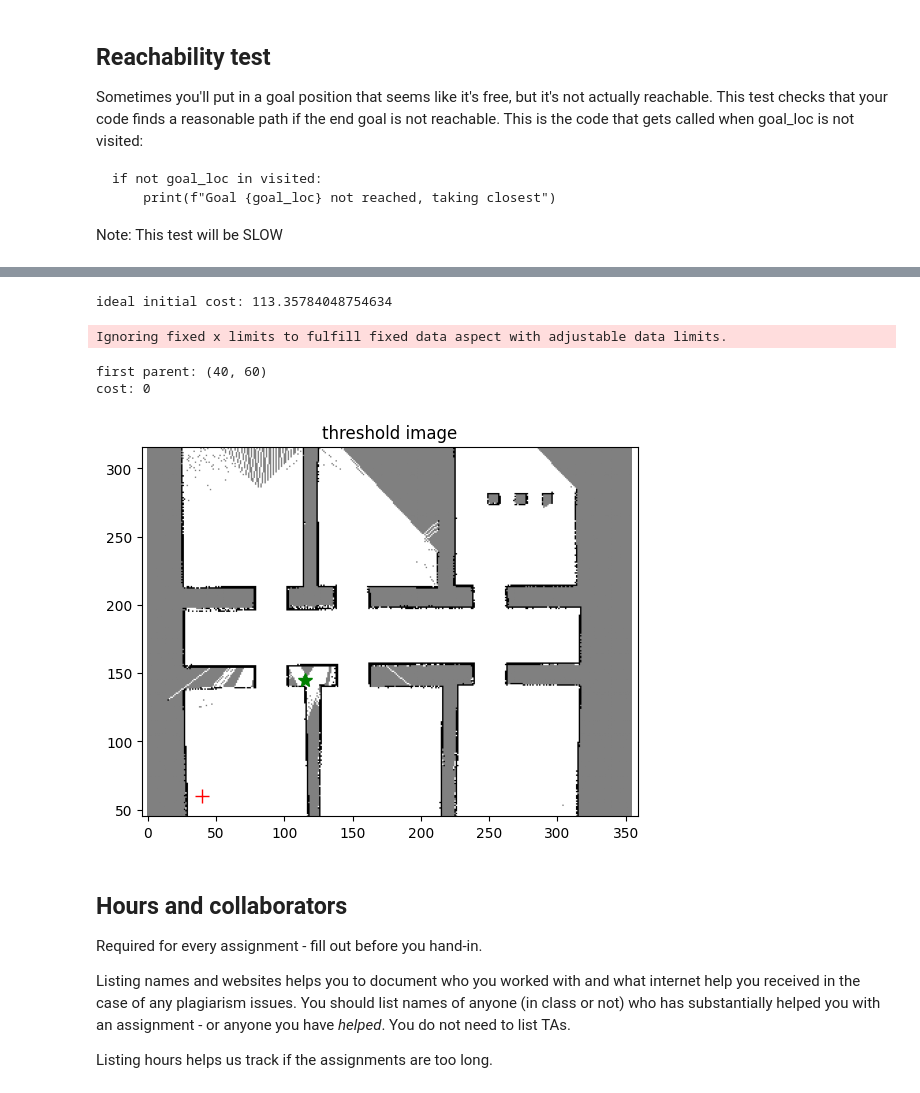
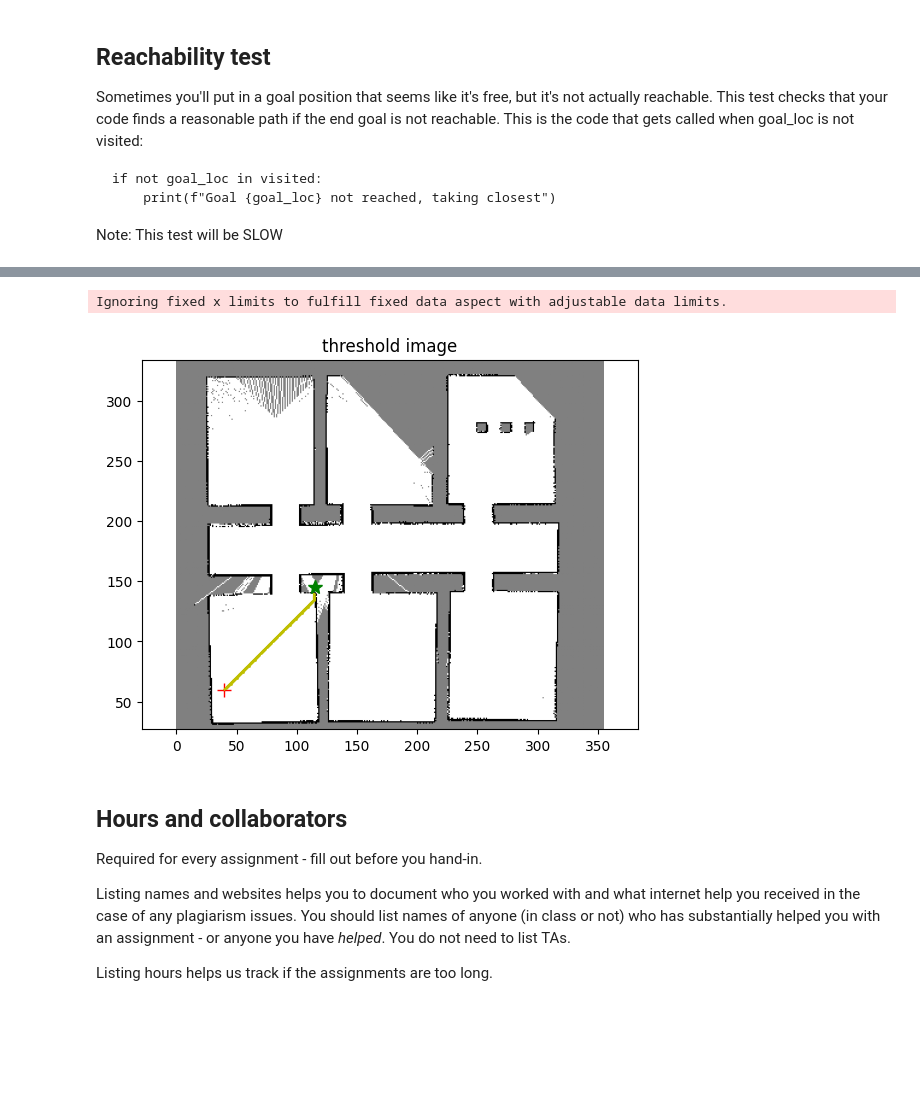
Before and after one commit to ZimHockey13/ROB456, a Jupyter notebook: Assignments/check_dijkstra.ipynb, the cells around one changed output, grey strips where cells are left out. Cells and saved outputs as stored; diff of their text form; code cells hidden in the pictures; blank space fills up the shorter version.

```diff
--- a/Assignments/check_dijkstra.ipynb
+++ b/Assignments/check_dijkstra.ipynb
@@ -53,7 +53,7 @@ robot_start_loc = (40, 60)
 robot_goal_loc_close = (60, 80)
 robot_goal_hallway = (80, 175)
 robot_goal_next_room = (130, 50)
-zoom = 1.0
+zoom = 0.85
 
 robot_goal_loc = robot_goal_loc_close
 path = dijkstra(im_thresh, robot_start_loc, robot_goal_loc, method="Dijkstra", ros2=True)
@@ -144,13 +123,10 @@ end_point_not_valid results:
 # %%
 loc_not_reachable = (115, 145)
 path_not_reachable = dijkstra(im_thresh, (40, 60), (115, 145), method="A*", ros2=False)
-plot_with_path(im_thresh, zoom=0.75, robot_loc=robot_start_loc, goal_loc=loc_not_reachable, path=path_not_reachable)
+plot_with_path(im_thresh, zoom=zoom, robot_loc=robot_start_loc, goal_loc=loc_not_reachable, path=path_not_reachable)
 # %% [output]
-ideal initial cost: 113.35784048754634
+Ignoring fixed x limits to fulfill fixed data aspect with adjustable data limits.
-Ignoring fixed x limits to fulfill fixed data aspect with adjustable data limits.
-first parent: (40, 60)
-cost: 0
-[figure, old version]
+[figure, new version]
 # %% [markdown]
 ## Hours and collaborators
 Required for every assignment - fill out before you hand-in.
```
Also changed, not shown: parts of 6 cells of this notebook, 2 other files.
